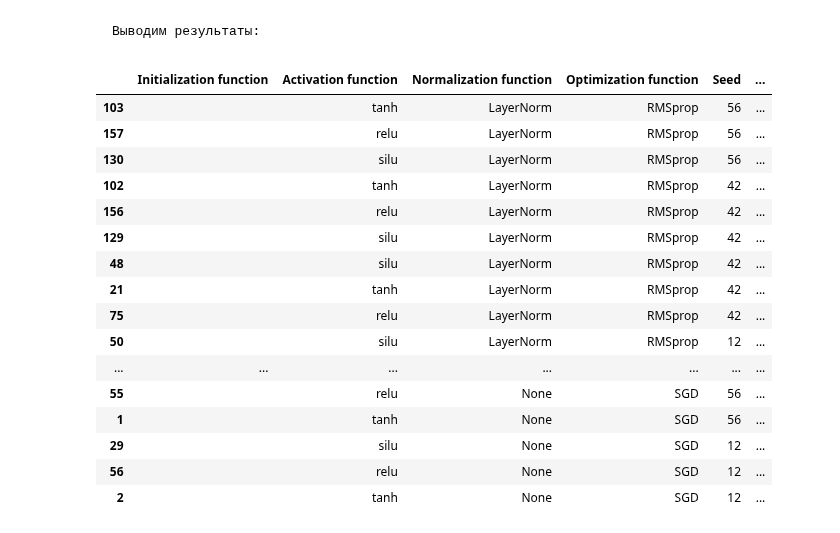
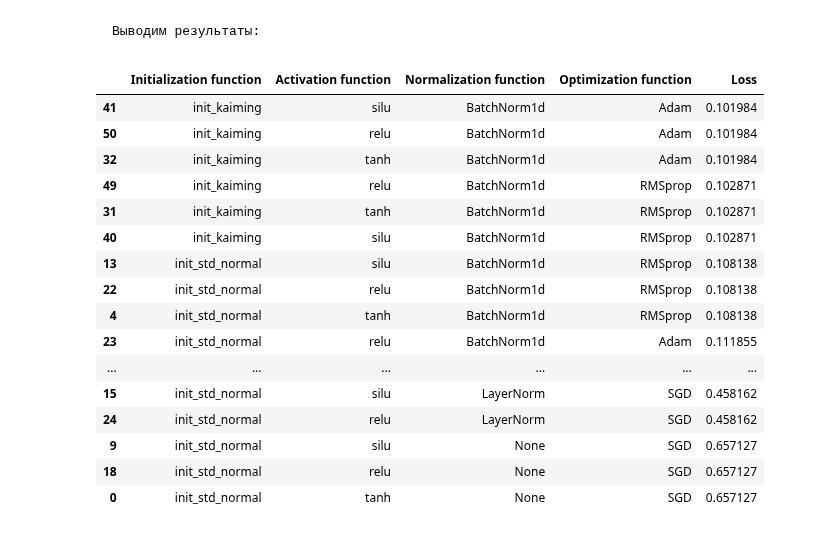
Before and after one commit to Dpbt/SPBU-ML3-DL, a Jupyter notebook: assignments/Homework_2/03_init_act_norm_optim.ipynb, the cells around one changed output. Cells and saved outputs as stored; diff of their text form; code cells hidden in the pictures.

```diff
--- a/assignments/Homework_2/03_init_act_norm_optim.ipynb
+++ b/assignments/Homework_2/03_init_act_norm_optim.ipynb
@@ -117,6 +117,7 @@ def train_epoch(
     optimizer: torch.optim.Optimizer,
     max_batches: int = 100,
 ) -> Tensor:
+    model.train()
     loss_values: list[float] = []
     for i, batch in enumerate(dataloader):
         loss = training_step(batch, model, optimizer)
@@ -130,6 +131,7 @@ def train_epoch(
 def test_epoch(
     dataloader: DataLoader, model: nn.Module, max_batches: int = 100
 ) -> Tensor:
+    model.eval()
     loss_values: list[float] = []
     for i, batch in enumerate(dataloader):
         x, y = batch
@@ -426,37 +429,39 @@ for option in options:
 '\nseeds = [42, 56, 12]  # здесь вам нужно 3 разных значения\nresults = []\n\nfor option in options:\n    print(option)\n    for seed in seeds:\n        loss = run_experiment(\n            model_gen=l ...
 # %% [markdown]
     Выводим результаты:
+# %%
+# преобразование описания эксперимента для разнесения параметров на разные колонки
+for i in range(len(results)):
+    results[i] = results[i][0][23:].split(", ") + results[i][1:]
+
+# усредняем по seed для одинаковых параметров
+final_results = []
+for i in range(0, len(results), 3):
+    final_results.append(results[i][:4] + [(results[i][5] + results[i+1][5] + results[i+2][5]) / 3])
 # %%
 import pandas as pd
 
-pd.set_option('display.max_rows', None)
-# pd.set_option('display.max_columns', None)
-
-# преобразование описания эксперимента для разнесения параметров на разные колонки
-for i in range(len(results)):
-    results[i] = results[i][0][23:].split(", ") + results[i][1:]
-
-df_results = pd.DataFrame(results,
+df_final_results = pd.DataFrame(final_results,
              columns=["Initialization function", "Activation function",
                       "Normalization function", "Optimization function",
-                      "Seed", "Loss"]).sort_values("Loss")
+                      "Loss"]).sort_values("Loss")
 
-df_results
+df_final_results
 # %% [output]
-|  | Initialization function | Activation function | Normalization function | Optimization function | Seed | ... |
-| 103 |  | tanh | LayerNorm | RMSprop | 56 | ... |
-| 157 |  | relu | LayerNorm | RMSprop | 56 | ... |
-| 130 |  | silu | LayerNorm | RMSprop | 56 | ... |
-| 102 |  | tanh | LayerNorm | RMSprop | 42 | ... |
-| 156 |  | relu | LayerNorm | RMSprop | 42 | ... |
-| 129 |  | silu | LayerNorm | RMSprop | 42 | ... |
-| 48 |  | silu | LayerNorm | RMSprop | 42 | ... |
-| 21 |  | tanh | LayerNorm | RMSprop | 42 | ... |
-| 75 |  | relu | LayerNorm | RMSprop | 42 | ... |
-| 50 |  | silu | LayerNorm | RMSprop | 12 | ... |
-| ... | ... | ... | ... | ... | ... | ... |
-| 55 |  | relu | None | SGD | 56 | ... |
-| 1 |  | tanh | None | SGD | 56 | ... |
-| 29 |  | silu | None | SGD | 12 | ... |
-| 56 |  | relu | None | SGD | 12 | ... |
-| 2 |  | tanh | None | SGD | 12 | ... |
+|  | Initialization function | Activation function | Normalization function | Optimization function | Loss |
+| 41 | init_kaiming | silu | BatchNorm1d | Adam | 0.101984 |
+| 50 | init_kaiming | relu | BatchNorm1d | Adam | 0.101984 |
+| 32 | init_kaiming | tanh | BatchNorm1d | Adam | 0.101984 |
+| 49 | init_kaiming | relu | BatchNorm1d | RMSprop | 0.102871 |
+| 31 | init_kaiming | tanh | BatchNorm1d | RMSprop | 0.102871 |
+| 40 | init_kaiming | silu | BatchNorm1d | RMSprop | 0.102871 |
+| 13 | init_std_normal | silu | BatchNorm1d | RMSprop | 0.108138 |
+| 22 | init_std_normal | relu | BatchNorm1d | RMSprop | 0.108138 |
+| 4 | init_std_normal | tanh | BatchNorm1d | RMSprop | 0.108138 |
+| 23 | init_std_normal | relu | BatchNorm1d | Adam | 0.111855 |
+| ... | ... | ... | ... | ... | ... |
+| 15 | init_std_normal | silu | LayerNorm | SGD | 0.458162 |
+| 24 | init_std_normal | relu | LayerNorm | SGD | 0.458162 |
+| 9 | init_std_normal | silu | None | SGD | 0.657127 |
+| 18 | init_std_normal | relu | None | SGD | 0.657127 |
+| 0 | init_std_normal | tanh | None | SGD | 0.657127 |
```
Also changed, not shown: parts of 3 cells of this notebook, 1 other file.
